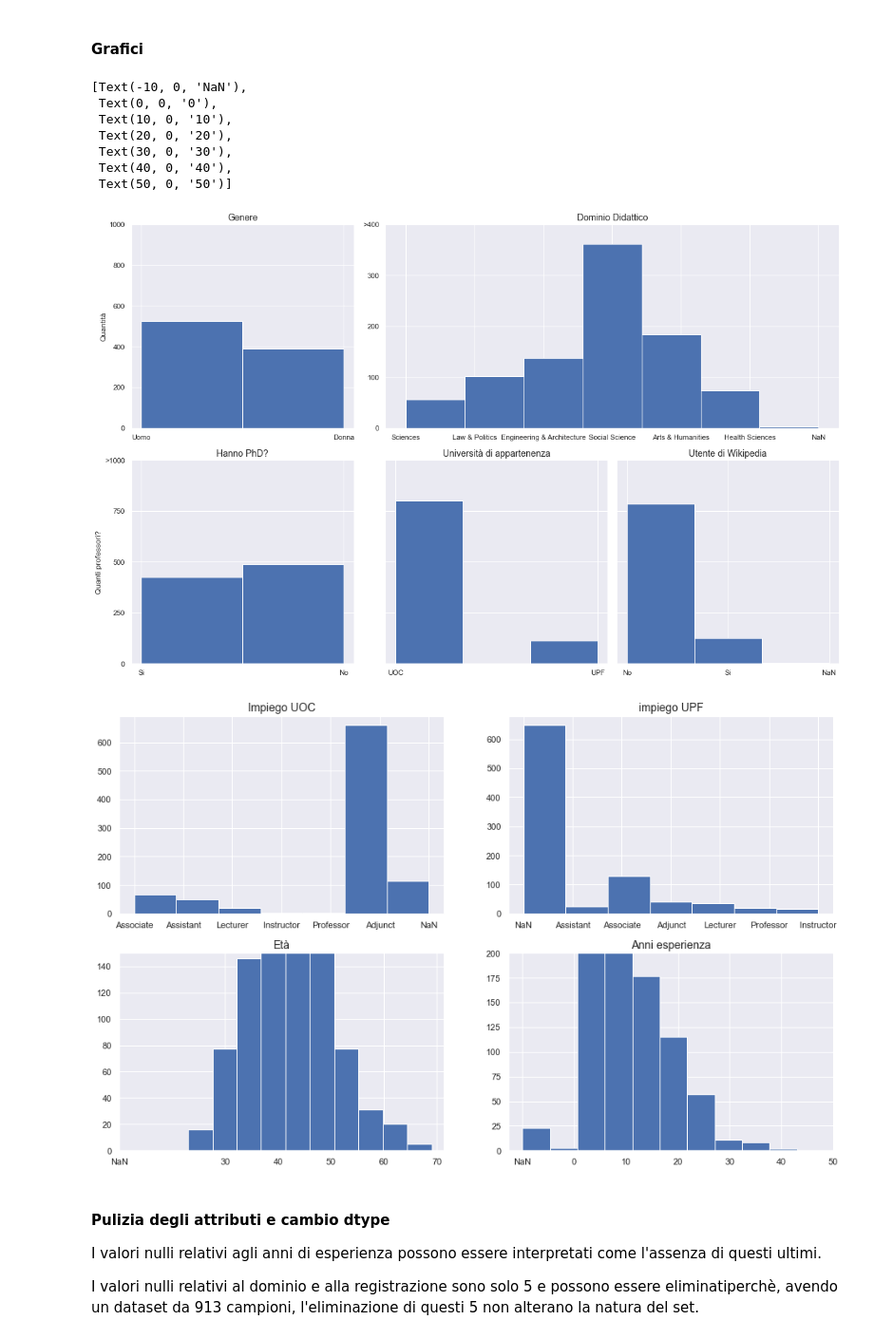
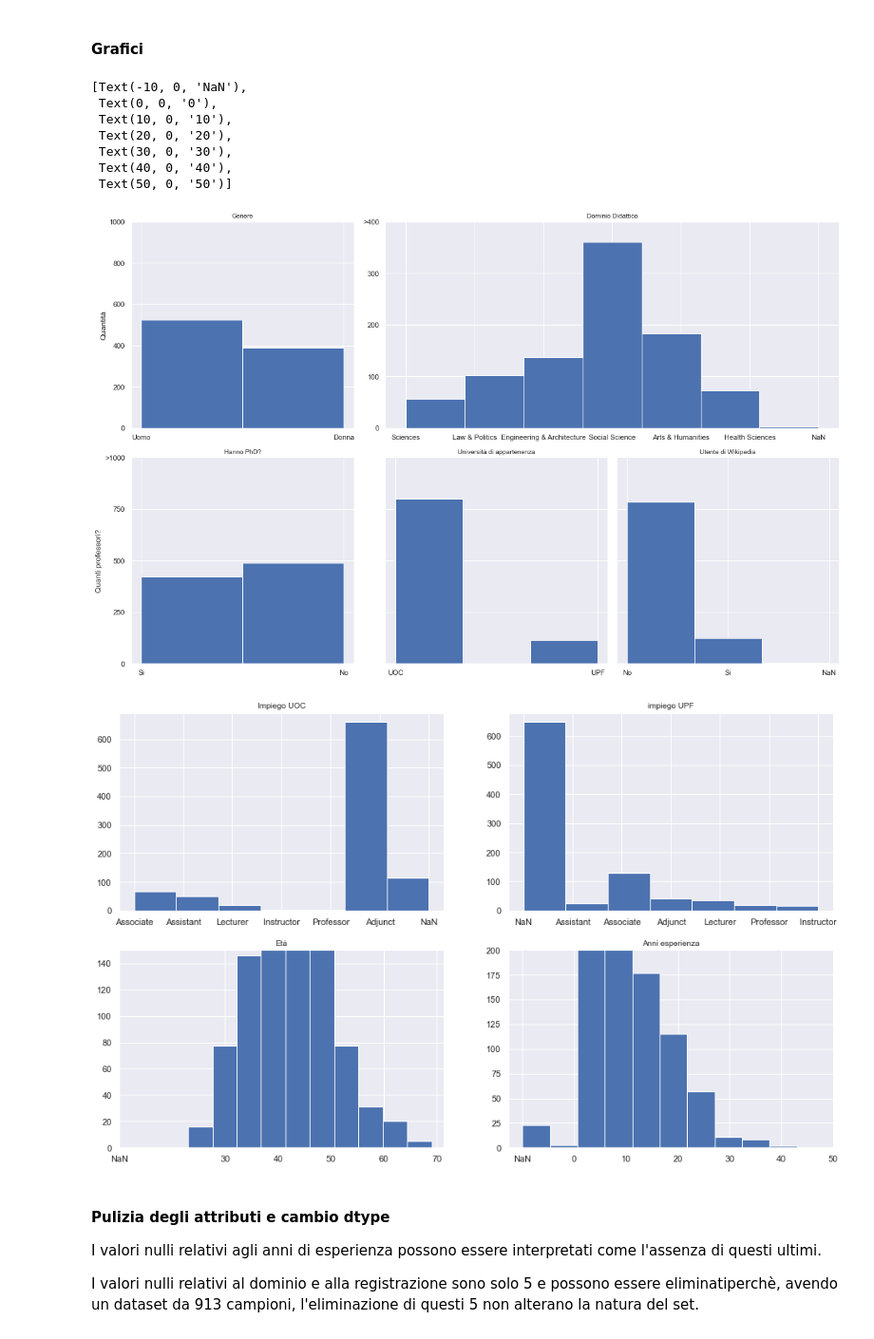
Before and after one commit to AposVinc/wiki4HEProject, a Jupyter notebook: wiki4HE.ipynb, the cells around one changed output. Shown at 95% size. Saved outputs shown, nothing was run; the diff lists cells and outputs as text; code cells hidden in the pictures.

```diff
--- a/wiki4HE.ipynb
+++ b/wiki4HE.ipynb
@@ -153,7 +154,7 @@ gs = GridSpec(2, 3, figure=fig)
 
 ax1 = plt.subplot(gs[0,0])
 counts, bins, patches = ax1.hist(prof['GENDER'].map({0: 'Uomo', 1: 'Donna'}), bins=2)
-ax1.set_title("Genere", fontsize = 14)
+ax1.set_title("Genere", fontsize = 10)
 ax1.set_ylabel("Quantità")
 ax1.set_ylim((0, 1000))
 
@@ -161,7 +162,7 @@ ax2 = plt.subplot(gs[0,1:])
 ax2.hist(prof['DOMAIN'].fillna(0).astype(int).map({0:'NaN', 1: "Arts & Humanities", 2:"Sciences", 3:"Health Sciences",
                                    4:"Engineering & Architecture", 5:"Law & Politics",
                                    6:"Social Science"}), bins=7)
-ax2.set_title("Dominio Didattico", fontsize = 14)
+ax2.set_title("Dominio Didattico", fontsize = 10)
 ax2.set_ylim((0, 400))
 ax2.set_yticks([0, 100, 200, 300, 400])
 ax2.set_yticklabels([0, 100, 200, 300, ">400"])
@@ -169,7 +170,7 @@ ax2.set_yticklabels([0, 100, 200, 300, ">400"])
 
 ax3 = plt.subplot(gs[1,0])
 ax3.hist(prof['PhD'].map({0: 'No', 1: 'Si'}), bins=2)
-ax3.set_title("Hanno PhD?", fontsize = 14)
+ax3.set_title("Hanno PhD?", fontsize = 10)
 ax3.set_ylabel("Quanti professori?")
 ax3.set_ylim((0, 1000))
 ax3.set_yticks([0, 250, 500, 750, 1000])
@@ -178,14 +179,14 @@ ax3.set_yticklabels([0, 250, 500, 750, ">1000"])
 
 ax4 = plt.subplot(gs[1,1])
 ax4.hist(prof['UNIVERSITY'].fillna(0).astype(int).map({0:'NaN', 1: 'UOC', 2: 'UPF'}), bins=3)
-ax4.set_title("Università di appartenenza", fontsize = 14)
+ax4.set_title("Università di appartenenza", fontsize = 10)
 ax4.set_ylim((0, 1000))
 ax4.set_yticks([0, 250, 500, 750, 1000])
 ax4.set_yticklabels([ "",  "",  "",  "", ""])
 
 ax5 = plt.subplot(gs[1,2])
 ax5.hist(prof['USERWIKI'].fillna(-1).astype(int).map({-1:'NaN', 0: 'No', 1: 'Si'}), bins=3)
-ax5.set_title("Utente di Wikipedia", fontsize = 14)
+ax5.set_title("Utente di Wikipedia", fontsize = 10)
 ax5.set_ylim((0, 1000))
 ax5.set_yticks([0, 250, 500, 750, 1000])
 ax5.set_yticklabels([ "",  "",  "",  "", ""])
@@ -193,39 +194,39 @@ ax5.set_yticklabels([ "",  "",  "",  "", ""])
 
 
 fig = plt.figure(figsize=(16,10))
 
 ax6 = plt.subplot(2,2,1)
 ax6.hist(prof['UOC_POSITION'].fillna(0).astype(int).map({1: "Professor", 2: "Associate", 3: "Assistant", 4: "Lecturer", 5: "Instructor", 6: "Adjunct", 0:"NaN"}), bins=7)
-ax6.set_title("Impiego UOC", fontsize = 14)
+ax6.set_title("Impiego UOC", fontsize = 10)
 
 ax7 = plt.subplot(2,2,2)
 ax7.hist(prof['OTHERSTATUS'].fillna(7).astype(int).map({1: "Professor", 2: "Associate", 3: "Assistant", 4: "Lecturer", 5: "Instructor", 6: "Adjunct", 7:"NaN"}), bins = 7)
-ax7.set_title("impiego UPF", fontsize = 14)
+ax7.set_title("impiego UPF", fontsize = 10)
 
 
 ax8 = plt.subplot(2,2,3)
 ax8.hist(prof['AGE'].fillna(10).astype(int))
-ax8.set_title("Età", fontsize = 14)
+ax8.set_title("Età", fontsize = 10)
 ax8.set_ylim((0, 150))
 ax8.set_xticks([10, 30, 40, 50, 60, 70])
 ax8.set_xticklabels(["NaN", 30, 40, 50, 60, 70])
 
 ax9 = plt.subplot(2,2,4)
 ax9.hist(prof['YEARSEXP'].fillna(-10).astype(int))
-ax9.set_title("Anni esperienza", fontsize = 14)
+ax9.set_title("Anni esperienza", fontsize = 10)
 ax9.set_ylim((0, 200))
 ax9.set_xticks([-10, 0, 10, 20, 30, 40, 50])
 ax9.set_xticklabels(["NaN", 0, 10, 20, 30, 40, 50])
 # %% [output]
 [Text(-10, 0, 'NaN'),
  Text(0, 0, '0'),
  Text(10, 0, '10'),
  Text(20, 0, '20'),
  Text(30, 0, '30'),
  Text(40, 0, '40'),
  Text(50, 0, '50')]
-[figure, old version]
+[figure, new version]
-[figure, old version]
+[figure, new version]
 # %% [markdown]
 #### Pulizia degli attributi e cambio dtype
 
```
Also changed, not shown: parts of 15 cells of this notebook.
